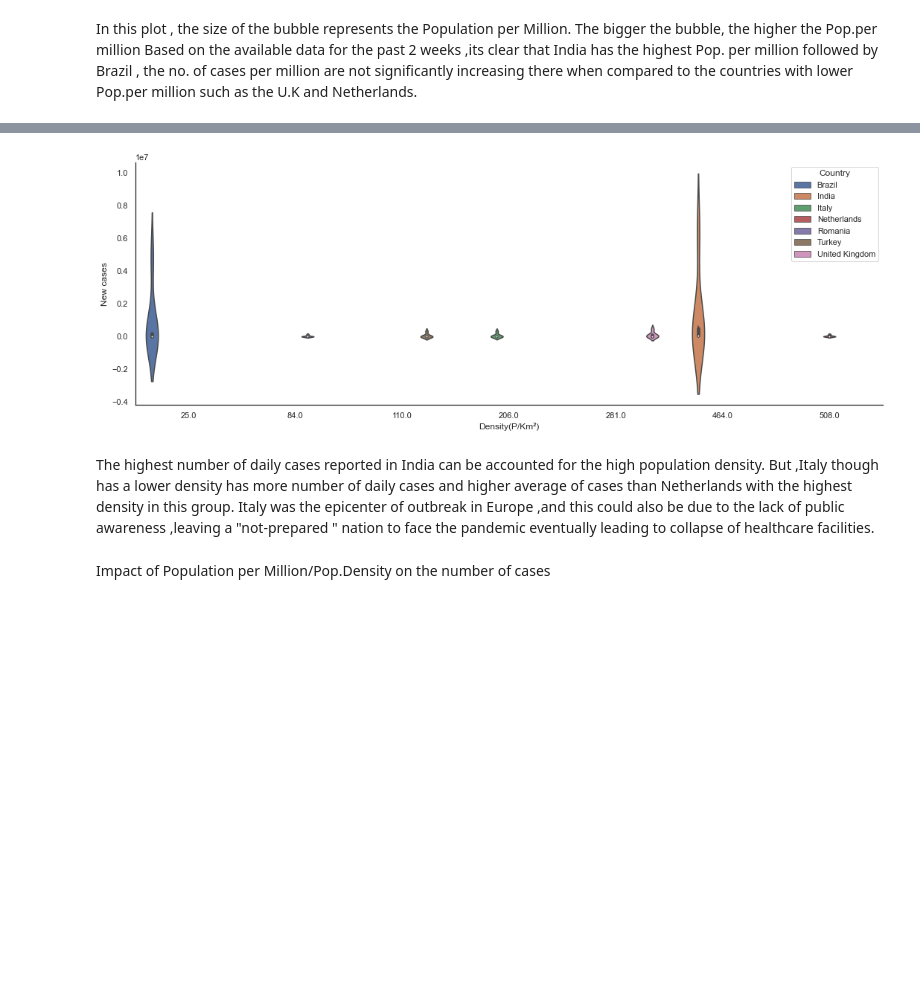
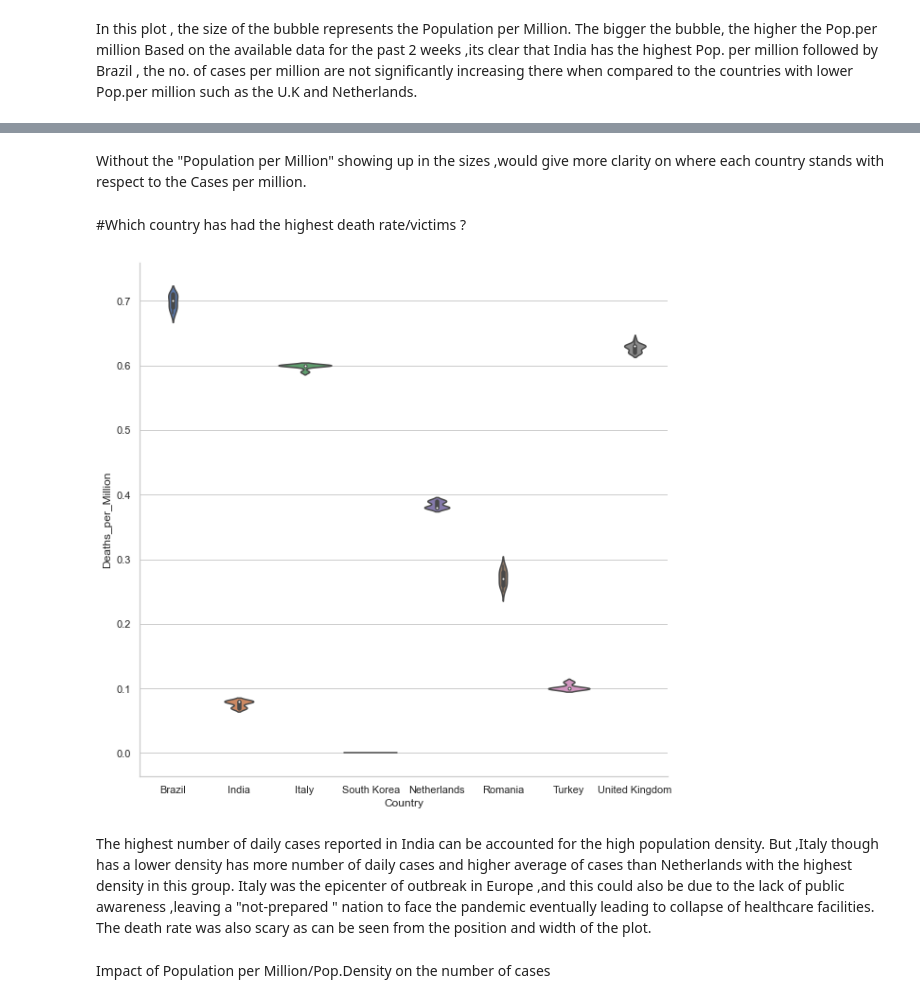
Before and after one commit to fjmutsters/covid19, a Jupyter notebook: Code/COVID_Cases_Analysis.ipynb, the cells around one changed output, grey strips where cells are left out. Drawn from its saved outputs; the diff is of its cells as text; code cells hidden in the pictures; blank space fills up the shorter version.

Commit message:
Updated plots

```diff
--- a/Code/COVID_Cases_Analysis.ipynb
+++ b/Code/COVID_Cases_Analysis.ipynb
@@ -332,0 +359,8 @@ df1 = countries_date_df[['Country', 'Population','Density(P/Km²)']]
+# %%
+#merge population file along with time series data to normalize the figures per million
+
+final_data = final_data.merge(df1 , on='Country')
+
+#drop countries which are not in timeseries file
+final_data = final_data.dropna()
+final_data
@@ -333,7 +381,4 @@ df1 = countries_date_df[['Country', 'Population','Density(P/Km²)']]
 # %%
-#merge population file along with time series data to normalize the figures per million
-final_data = pd.merge(left=covid_countries_date_df, right=df1, left_on='Country',
-                 right_on='Country', how='left')
 final_data['Population_million'] = round((final_data['Population']/1000),2)
 final_data['Cases_per_Million'] = round((final_data['Confirmed']/final_data['Population_million']),2)
 final_data['Deaths_per_Million'] = round((final_data['Deaths']/final_data['Population_million']),2)
@@ -419,12 +475,9 @@ With 95.0% confidence, the true mean of the cases per million in Sweden ,lies wi
 # %%
-countries_dapt = ['India','Netherlands','Turkey','Italy','Romania','South Korea','United Kingdom','Brazil']
-covid_countries_dapt = final_data[final_data.Country.isin(countries_dapt)]
-covid_countries_dapt.tail(8)
-
 #Filtering the data for the past 2 weeks
+covid_countries_dapt['date'] = pd.to_datetime(covid_countries_dapt['date'])
 start_date = '10/1/20'
 end_date = '10/14/20'
 mask = (covid_countries_dapt['date'] >= start_date) & (covid_countries_dapt['date'] <= end_date)
 covid_countries_dapt = covid_countries_dapt.loc[mask]
-covid_countries_dapt.head()
+covid_countries_dapt
 # %% [output]
@@ -436,0 +513,14 @@ covid_countries_dapt.head()
+# %%
+sns.set(
+    rc={'figure.figsize':(10,6)},
+    style="white",
+    palette = 'deep',
+    color_codes=True
+)
+sns.barplot( x='Country',
+    y='Daily Average of Cases',
+    data=covid_countries_dapt_df
+)
+plt.xticks(rotation = 35 , ha='right')
+plt.title('Daily Average of cases during the past 2 weeks')
+plt.show()
@@ -467,21 +565,29 @@ covid_countries_dapt_df
+# %% [markdown]
+Without the "Population per Million" showing up in the sizes ,would give more clarity on where each country stands with respect to the Cases per million.
+# %% [markdown]
+#Which country has had the highest death rate/victims ?
 # %%
 sns.set(
-    rc={'figure.figsize':(18,6)},
-    style="white"
+    rc={'figure.figsize':(10,10)},
+    style="whitegrid",
+    palette = 'deep',
+    color_codes=True
 )
 sns.violinplot(
-    x='Density(P/Km²)',
-    y='New cases',
-    hue='Country',
+    x='Country',
+    y='Deaths_per_Million',
+    split=True,
     data=covid_countries_dapt
 )
 sns.despine()
+plt.savefig("deaths per million plot")
 # %% [output]
-[figure, old version]
+[figure, new version]
 # %% [markdown]
 The highest number of daily cases reported in India can be accounted for the high population density.
 But ,Italy though has a lower density has more number of daily cases and higher average of cases than Netherlands with the highest density in this group.
 Italy was the epicenter of outbreak in Europe ,and this could also be due to the lack of public awareness ,leaving a "not-prepared " nation to face the pandemic eventually leading to collapse of healthcare facilities.
+The death rate was also scary as can be seen from the position and width of the plot.
 # %% [markdown]
 Impact of Population per Million/Pop.Density on the number of cases
 # %%
```
Also changed, not shown: parts of 18 cells of this notebook.
